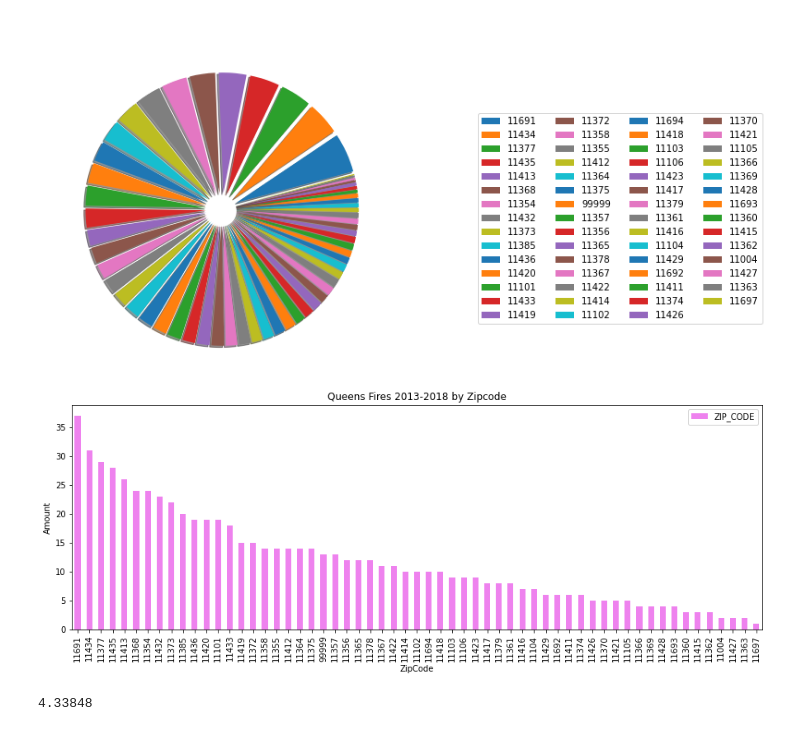
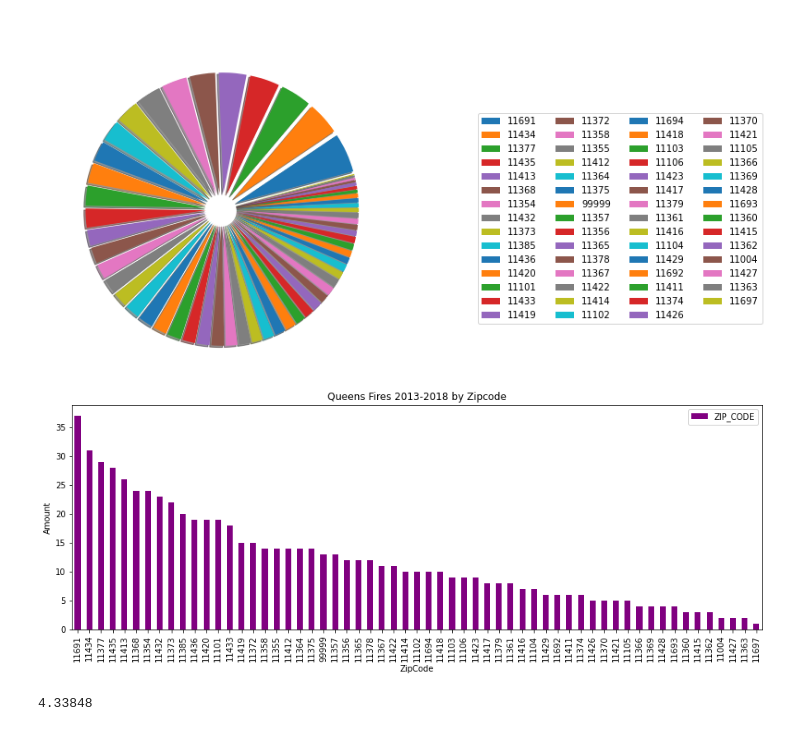
Before and after one commit to daiyanc/nyc_fires, a Jupyter notebook: data_visualization.ipynb, the cells around one changed output. Cells and saved outputs as stored; diff of their text form; code cells hidden in the pictures.

```diff
--- a/data_visualization.ipynb
+++ b/data_visualization.ipynb
@@ -456,11 +457,11 @@ plt.show()
 [figure]
 # %%
 # Bar Graph - Queens
-queens_df['ZIP_CODE'].value_counts().plot.bar(xlabel='ZipCode', ylabel='Amount', title='Queens Fires 2013-2018 by Zipcode', color='violet', figsize=(15,5))
+queens_df['ZIP_CODE'].value_counts().plot.bar(xlabel='ZipCode', ylabel='Amount', title='Queens Fires 2013-2018 by Zipcode', color='purple', figsize=(15,5))
 plt.legend()
 plt.show()
 # %% [output]
-[figure, old version]
+[figure, new version]
 # %%
 # Average Response time for Queens
 queens_average = queens_df['RESPONSE_TIME'].mean()
```
Also changed, not shown: parts of 7 cells of this notebook.
